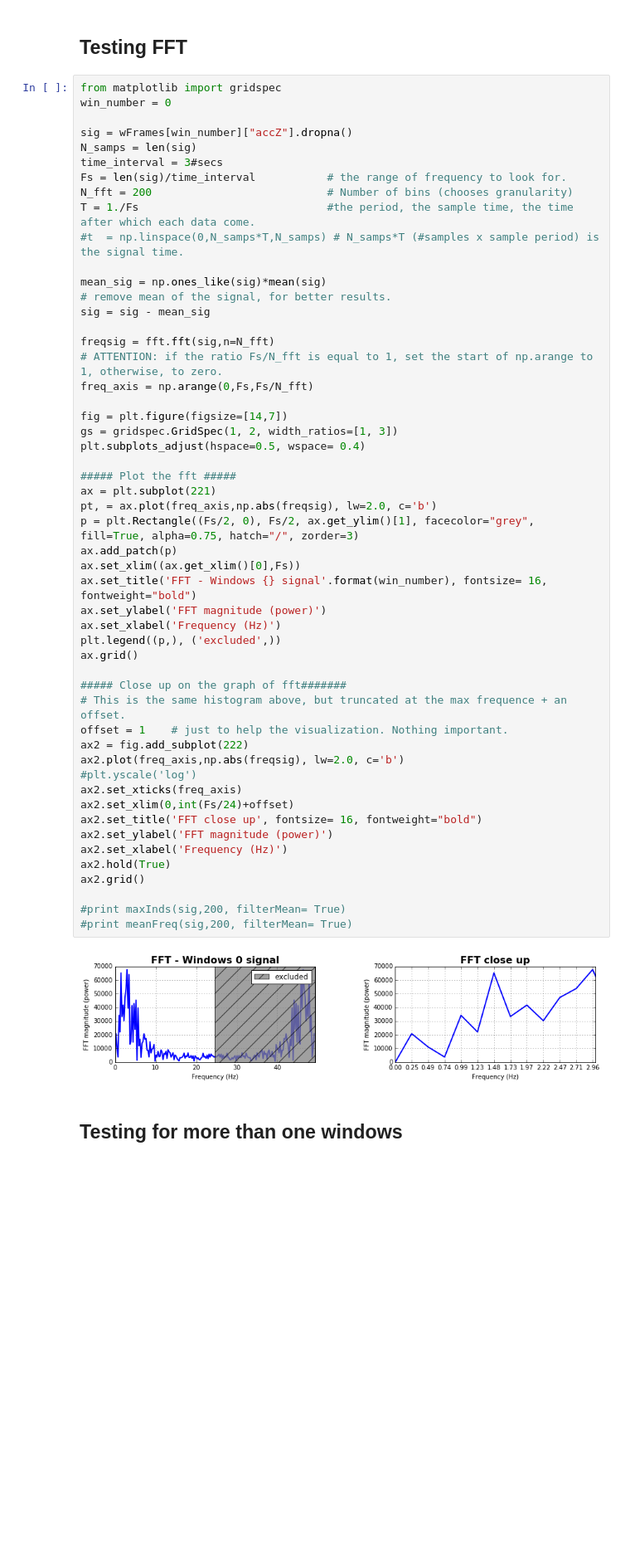
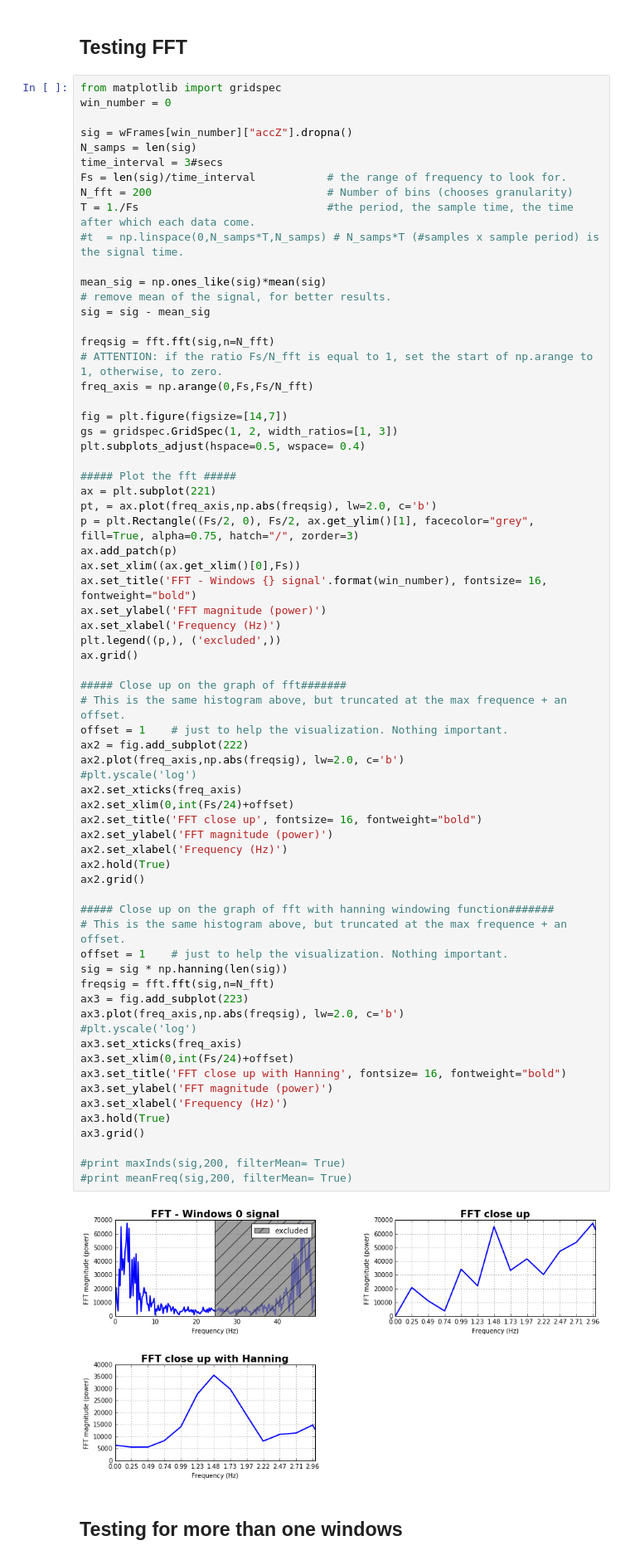
Before and after one commit to ewerlopes/phd_robogame, a Jupyter notebook: data_analysis.ipynb, the cells around one changed output. Shown at 83% size. Cells and saved outputs as stored; diff of their text form; blank space fills up the shorter version.

Commit message:
Windowing function and accmag

```diff
--- a/data_analysis.ipynb
+++ b/data_analysis.ipynb
@@ -668,34 +743,50 @@ plt.subplots_adjust(hspace=0.5, wspace= 0.4)
 
 ##### Plot the fft #####
 ax = plt.subplot(221)
 pt, = ax.plot(freq_axis,np.abs(freqsig), lw=2.0, c='b')
 p = plt.Rectangle((Fs/2, 0), Fs/2, ax.get_ylim()[1], facecolor="grey", fill=True, alpha=0.75, hatch="/", zorder=3)
 ax.add_patch(p)
 ax.set_xlim((ax.get_xlim()[0],Fs))
 ax.set_title('FFT - Windows {} signal'.format(win_number), fontsize= 16, fontweight="bold")
 ax.set_ylabel('FFT magnitude (power)')
 ax.set_xlabel('Frequency (Hz)')
 plt.legend((p,), ('excluded',))
 ax.grid()
 
 ##### Close up on the graph of fft#######
 # This is the same histogram above, but truncated at the max frequence + an offset.
 offset = 1    # just to help the visualization. Nothing important.
 ax2 = fig.add_subplot(222)
 ax2.plot(freq_axis,np.abs(freqsig), lw=2.0, c='b')
 #plt.yscale('log')
 ax2.set_xticks(freq_axis)
 ax2.set_xlim(0,int(Fs/24)+offset)
 ax2.set_title('FFT close up', fontsize= 16, fontweight="bold")
 ax2.set_ylabel('FFT magnitude (power)')
 ax2.set_xlabel('Frequency (Hz)')
 ax2.hold(True)
 ax2.grid()
 
+##### Close up on the graph of fft with hanning windowing function#######
+# This is the same histogram above, but truncated at the max frequence + an offset.
+offset = 1    # just to help the visualization. Nothing important.
+sig = sig * np.hanning(len(sig))
+freqsig = fft.fft(sig,n=N_fft)
+ax3 = fig.add_subplot(223)
+ax3.plot(freq_axis,np.abs(freqsig), lw=2.0, c='b')
+#plt.yscale('log')
+ax3.set_xticks(freq_axis)
+ax3.set_xlim(0,int(Fs/24)+offset)
+ax3.set_title('FFT close up with Hanning', fontsize= 16, fontweight="bold")
+ax3.set_ylabel('FFT magnitude (power)')
+ax3.set_xlabel('Frequency (Hz)')
+ax3.hold(True)
+ax3.grid()
+
 #print maxInds(sig,200, filterMean= True)
 #print meanFreq(sig,200, filterMean= True)
 # %% [output]
-[figure, old version]
+[figure, new version]
 # %% [markdown]
 ## Testing for more than one windows
 # %%
```
Also changed, not shown: parts of 11 cells of this notebook, 2 other files.
